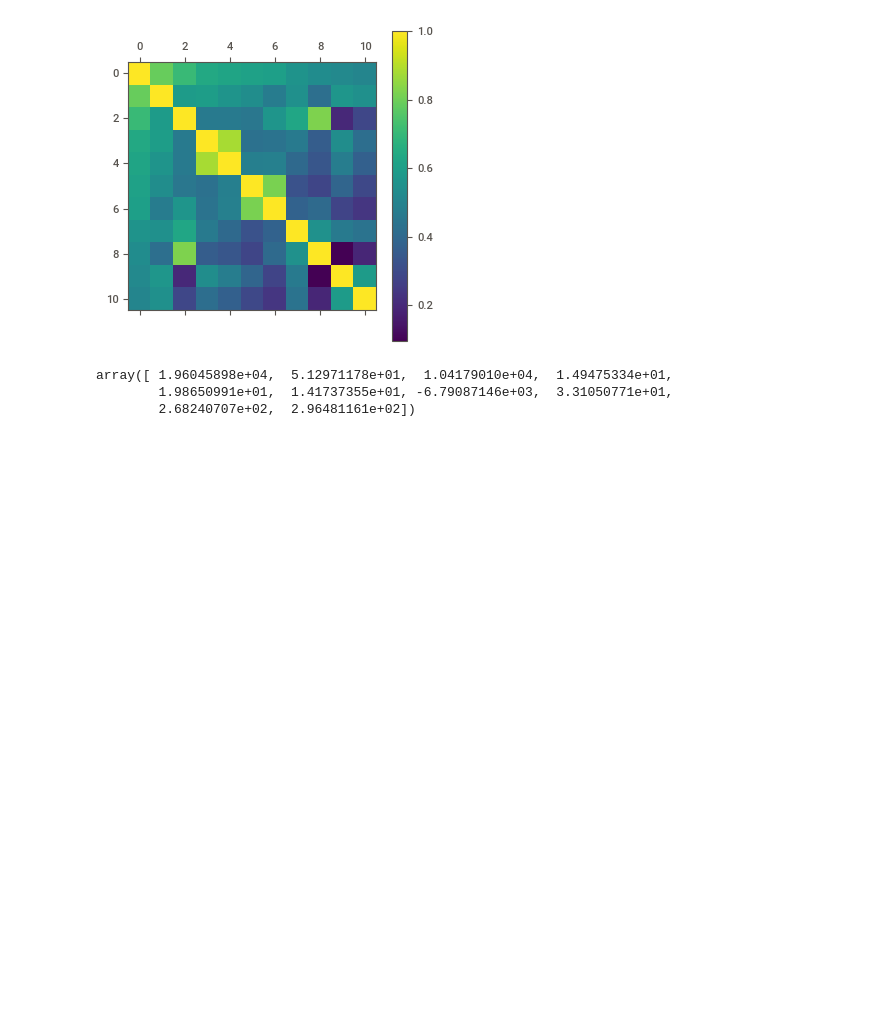
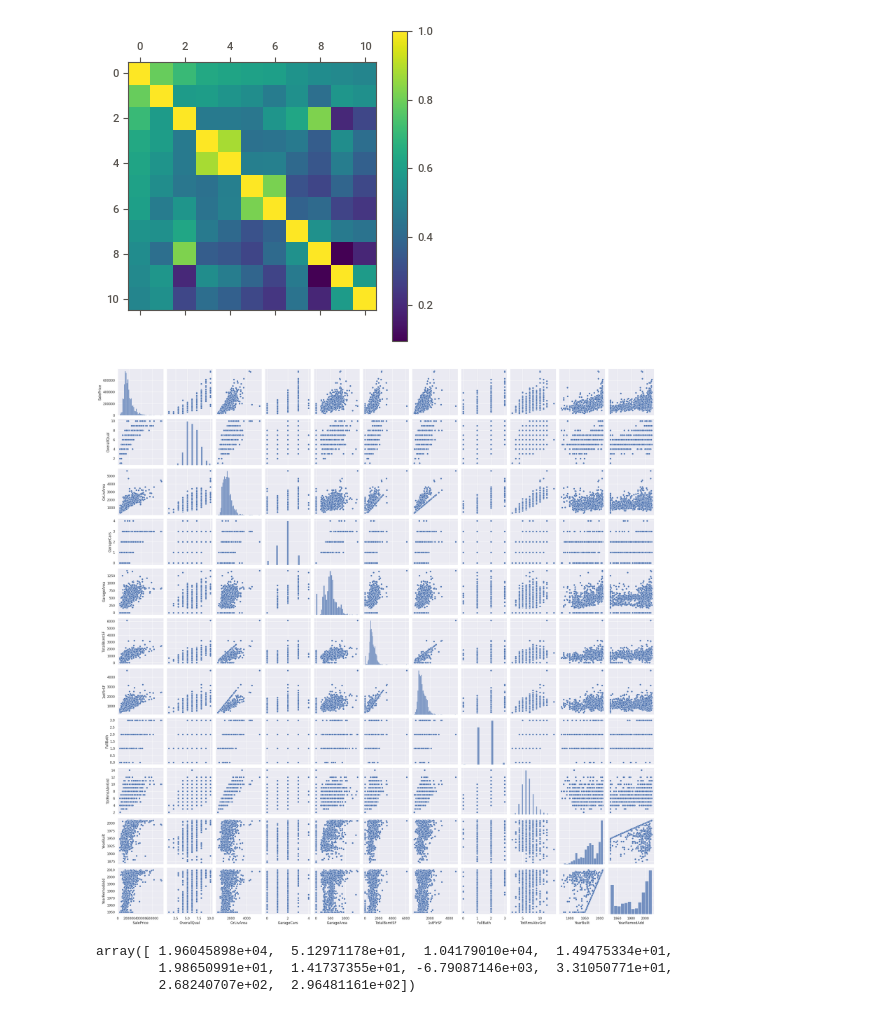
Before and after one commit to sipocz/Colab, a Jupyter notebook: Ames_house_pricing_analysis.ipynb, the cells around one changed output. Saved outputs shown, nothing was run; the diff lists cells and outputs as text; code cells hidden in the pictures; blank space fills up the shorter version.

```diff
--- a/Ames_house_pricing_analysis.ipynb
+++ b/Ames_house_pricing_analysis.ipynb
@@ -243,6 +243,12 @@ plt.colorbar()
 plt.show()
 # %% [output]
 [figure]
+# %%
+sns.set()
+sns.pairplot(df[kritical], size = 2.5)
+plt.show();
+# %% [output]
+[figure, added]
 # %%
 from sklearn import datasets, linear_model
 from sklearn.metrics import mean_squared_error
```
Also changed, not shown: parts of 8 cells of this notebook.
